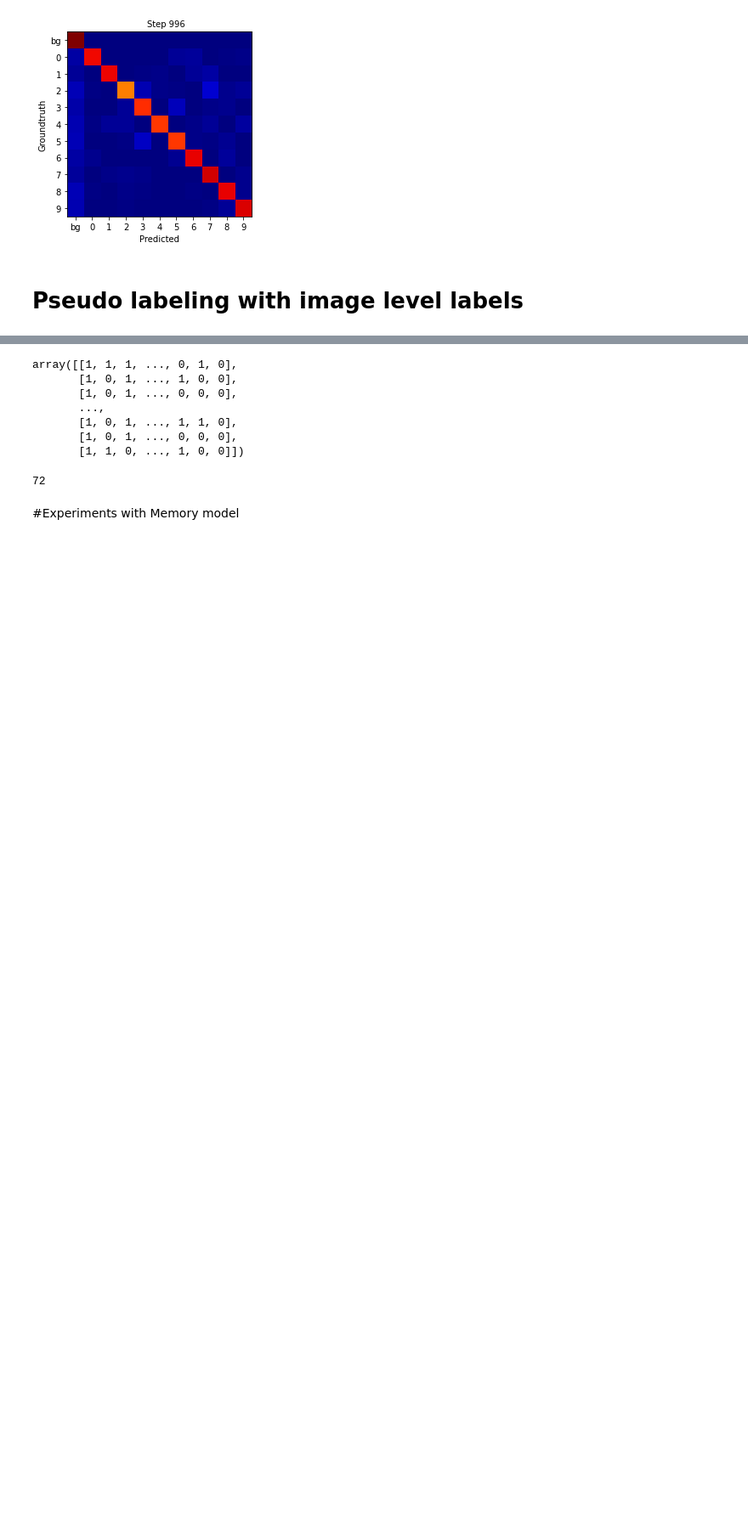
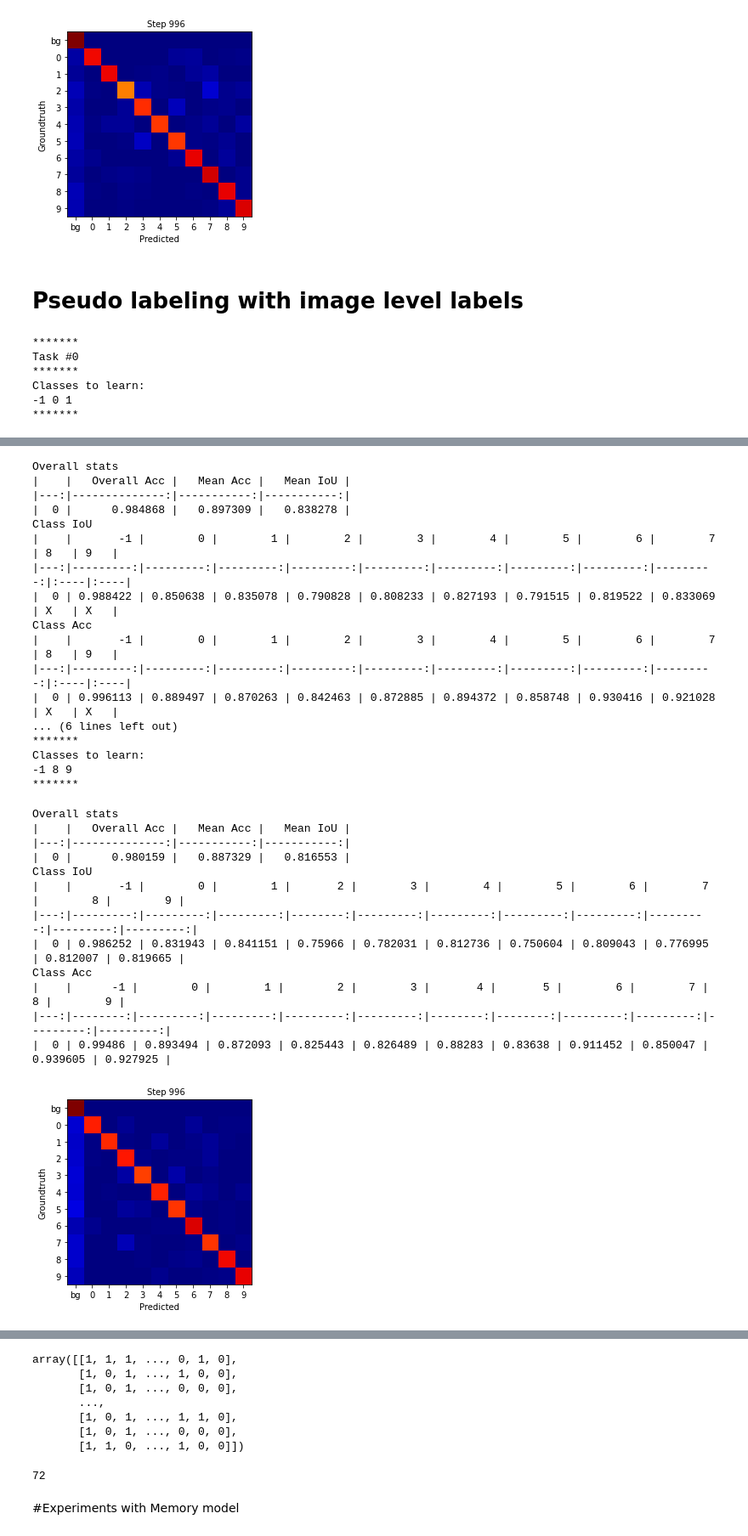
Before and after one commit to mapaf2/mnist-continual-seg, a Jupyter notebook: continual_segmentation_mnist.ipynb, the cells around one changed output, grey strips where cells are left out. Shown at 85% size. Cells and saved outputs as stored; diff of their text form; code cells hidden in the pictures; blank space fills up the shorter version.

```diff
--- a/continual_segmentation_mnist.ipynb
+++ b/continual_segmentation_mnist.ipynb
@@ -43,4 +63,5 @@ from trainer import Trainer, Trainer_MIB, Trainer_distillation
 from metrics import EvaluaterCallback
 from scenarios import ContinualMnist
 from models import simple_seg_model
-_tasks = {0: [0,1], 1: [2,3], 2: [4,5], 3: [6,7], 4: [8,9]}
+from utils import meta_train]
+_tasks = {0: [0,1], 1: [2,3], 2: [4,5, 3: [6,7], 4: [8,9]}
@@ -586,7 +587,7 @@ model = simple_seg_model(n_classes_per_task=[len(_tasks[0])+1])
 model = model.cuda()
 optimizer = torch.optim.Adam(lr = 0.0005, params=model.parameters())
 
-continual_mnist = ContinualMnist(n_train=5000, n_test=1000, batch_size=72, tasks=_tasks, return_im_level_label=True)
+continual_mnist = ContinualMnist(n_train=500, n_test=1000, batch_size=72, tasks=_tasks, return_im_level_label=True)
 
 evaluater = EvaluaterCallback(model, ["confusion_matrix"], callback_frequency="epoch", n_classes=11, save_matrices=True)
 
@@ -595,3 +596,17 @@ trainer = Trainer_PseudoLabel_ImageLabels(model,
                   optim=optimizer,
                   from_new_class = 0,
                   callbacks=[evaluater])
+# %%
+meta_train(n_tasks = len(_tasks),
+           epochs = 200,
+           scenario = continual_mnist,
+           trainer=trainer,
+           evaluater=evaluater,
+           animation_path="pseudolabel_image_level")
+# %% [output]
+*******
+Task #0
+*******
+Classes to learn:
+-1 0 1
+*******
@@ -598,3 +664,33 @@ trainer = Trainer_PseudoLabel_ImageLabels(model,
+Overall stats
+|    |   Overall Acc |   Mean Acc |   Mean IoU |
+|---:|--------------:|-----------:|-----------:|
+|  0 |      0.984868 |   0.897309 |   0.838278 |
+Class IoU
+|    |       -1 |        0 |        1 |        2 |        3 |        4 |        5 |        6 |        7 | 8   | 9   |
+|---:|---------:|---------:|---------:|---------:|---------:|---------:|---------:|---------:|---------:|:----|:----|
+|  0 | 0.988422 | 0.850638 | 0.835078 | 0.790828 | 0.808233 | 0.827193 | 0.791515 | 0.819522 | 0.833069 | X   | X   |
+Class Acc
+|    |       -1 |        0 |        1 |        2 |        3 |        4 |        5 |        6 |        7 | 8   | 9   |
+|---:|---------:|---------:|---------:|---------:|---------:|---------:|---------:|---------:|---------:|:----|:----|
+|  0 | 0.996113 | 0.889497 | 0.870263 | 0.842463 | 0.872885 | 0.894372 | 0.858748 | 0.930416 | 0.921028 | X   | X   |
+... (6 lines left out)
+*******
+Classes to learn:
+-1 8 9
+*******
+Overall stats
+|    |   Overall Acc |   Mean Acc |   Mean IoU |
+|---:|--------------:|-----------:|-----------:|
+|  0 |      0.980159 |   0.887329 |   0.816553 |
+Class IoU
+|    |       -1 |        0 |        1 |       2 |        3 |        4 |        5 |        6 |        7 |        8 |        9 |
+|---:|---------:|---------:|---------:|--------:|---------:|---------:|---------:|---------:|---------:|---------:|---------:|
+|  0 | 0.986252 | 0.831943 | 0.841151 | 0.75966 | 0.782031 | 0.812736 | 0.750604 | 0.809043 | 0.776995 | 0.812007 | 0.819665 |
+Class Acc
+|    |      -1 |        0 |        1 |        2 |        3 |       4 |       5 |        6 |        7 |        8 |        9 |
+|---:|--------:|---------:|---------:|---------:|---------:|--------:|--------:|---------:|---------:|---------:|---------:|
+|  0 | 0.99486 | 0.893494 | 0.872093 | 0.825443 | 0.826489 | 0.88283 | 0.83638 | 0.911452 | 0.850047 | 0.939605 | 0.927925 |
+[figure, added]
 # %%
 meta_train(n_tasks = len(_tasks),
            epochs = 200,
```
Also changed, not shown: parts of 8 cells of this notebook, 9 other files.
